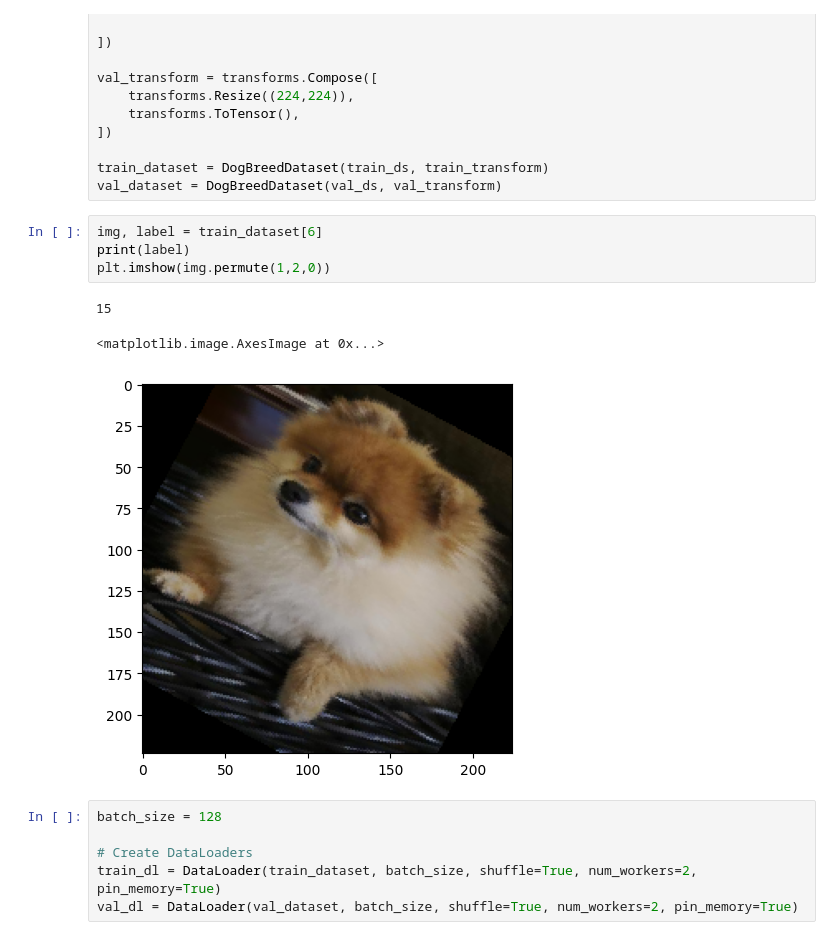
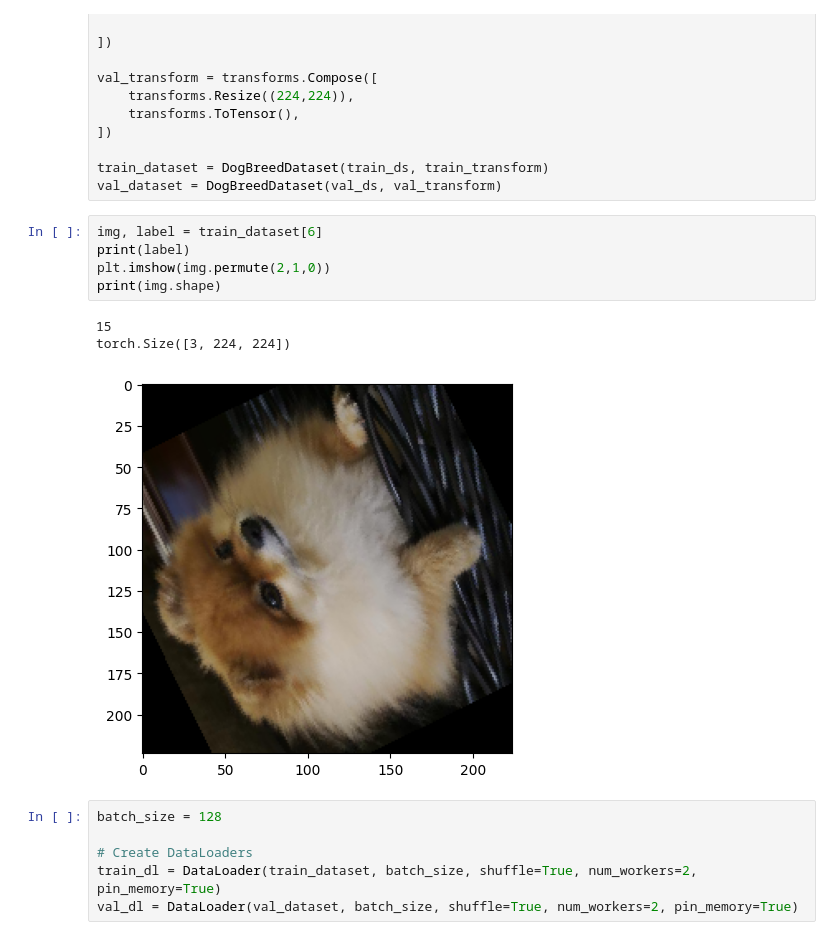
Before and after one commit to a945120/ColabforAI, a Jupyter notebook: Dogsbreeds.ipynb, the cells around one changed output. Drawn from its saved outputs; the diff is of its cells as text.

```diff
--- a/Dogsbreeds.ipynb
+++ b/Dogsbreeds.ipynb
@@ -119,11 +118,12 @@ val_dataset = DogBreedDataset(val_ds, val_transform)
 # %%
 img, label = train_dataset[6]
 print(label)
-plt.imshow(img.permute(1,2,0))
+plt.imshow(img.permute(2,1,0))
+print(img.shape)
 # %% [output]
 15
+torch.Size([3, 224, 224])
-<matplotlib.image.AxesImage at 0x...>
-[figure, old version]
+[figure, new version]
 # %%
 batch_size = 128
 
```
Also changed, not shown: parts of 6 cells of this notebook.
